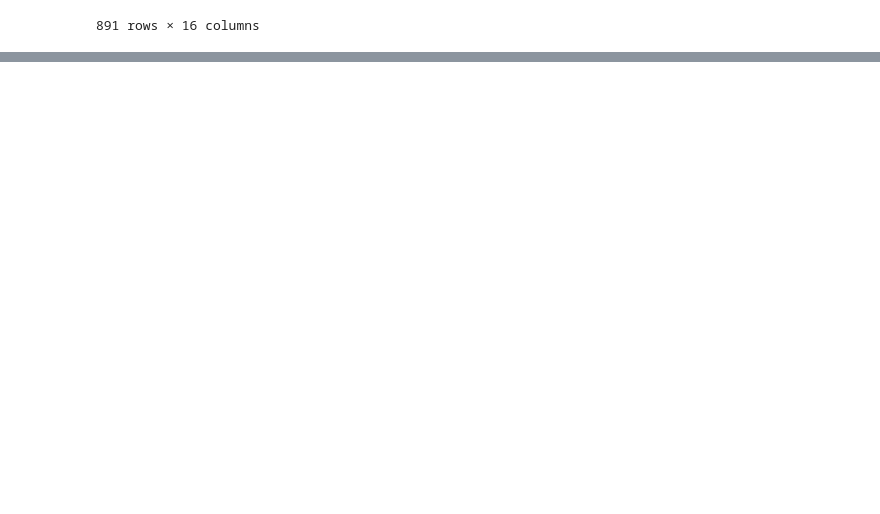
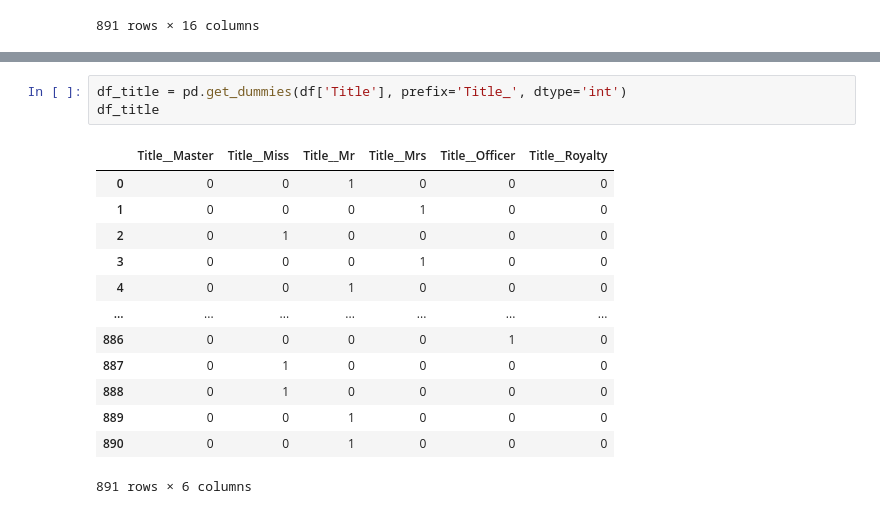
Before and after one commit to mavischi/titanic-data-science, a Jupyter notebook: Project_01_Titanic_Data_Science.ipynb, the cells around one changed output, grey strips where cells are left out. Drawn from its saved outputs; the diff is of its cells as text; blank space fills up the shorter version.

```diff
--- a/Project_01_Titanic_Data_Science.ipynb
+++ b/Project_01_Titanic_Data_Science.ipynb
@@ -185,0 +240,17 @@ df
+# %%
+df_title = pd.get_dummies(df['Title'], prefix='Title_', dtype='int')
+df_title
+# %% [output]
+|  | Title__Master | Title__Miss | Title__Mr | Title__Mrs | Title__Officer | Title__Royalty |
+| 0 | 0 | 0 | 1 | 0 | 0 | 0 |
+| 1 | 0 | 0 | 0 | 1 | 0 | 0 |
+| 2 | 0 | 1 | 0 | 0 | 0 | 0 |
+| 3 | 0 | 0 | 0 | 1 | 0 | 0 |
+| 4 | 0 | 0 | 1 | 0 | 0 | 0 |
+| ... | ... | ... | ... | ... | ... | ... |
+| 886 | 0 | 0 | 0 | 0 | 1 | 0 |
+| 887 | 0 | 1 | 0 | 0 | 0 | 0 |
+| 888 | 0 | 1 | 0 | 0 | 0 | 0 |
+| 889 | 0 | 0 | 1 | 0 | 0 | 0 |
+| 890 | 0 | 0 | 1 | 0 | 0 | 0 |
+891 rows × 6 columns
```
Also changed, not shown: parts of 24 cells of this notebook.
